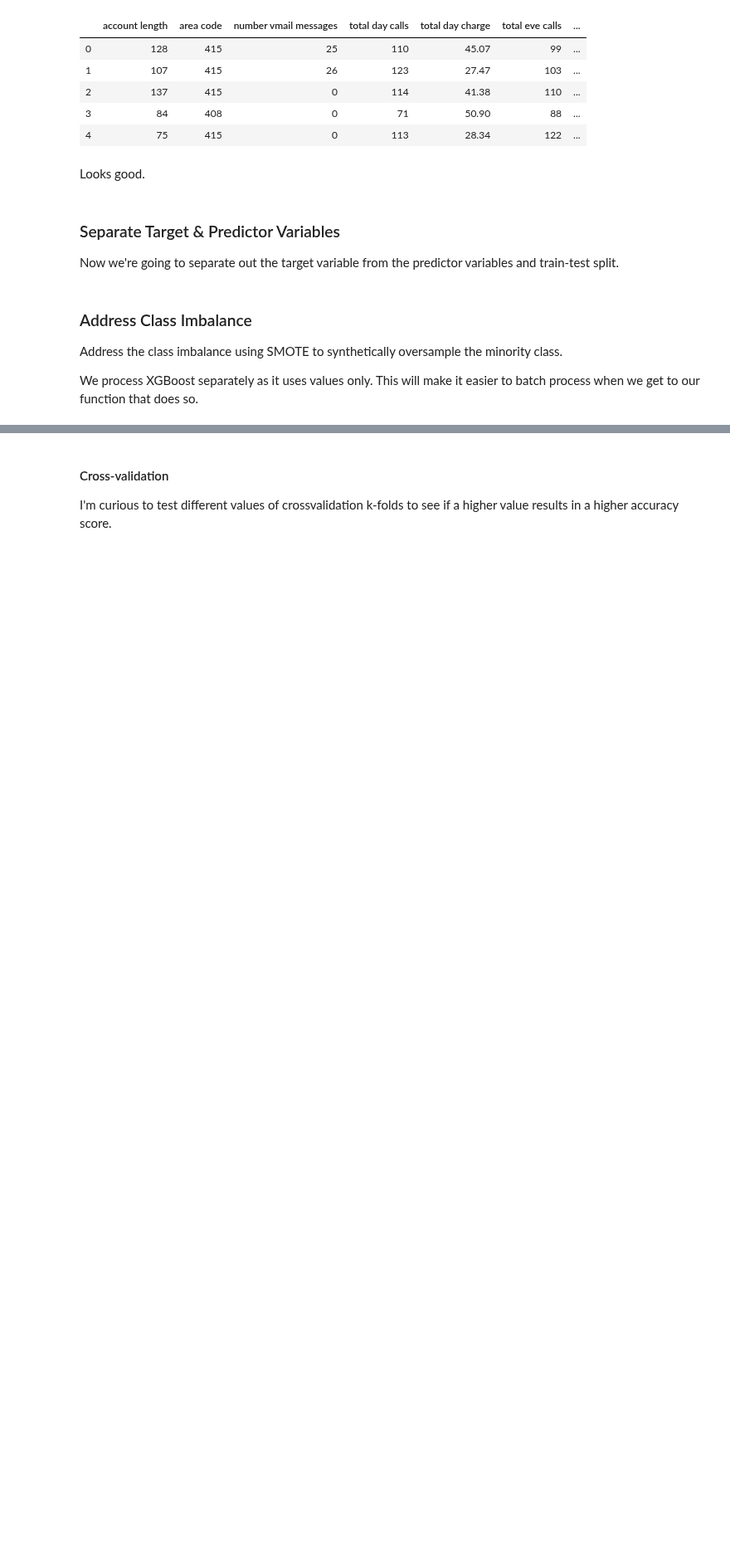
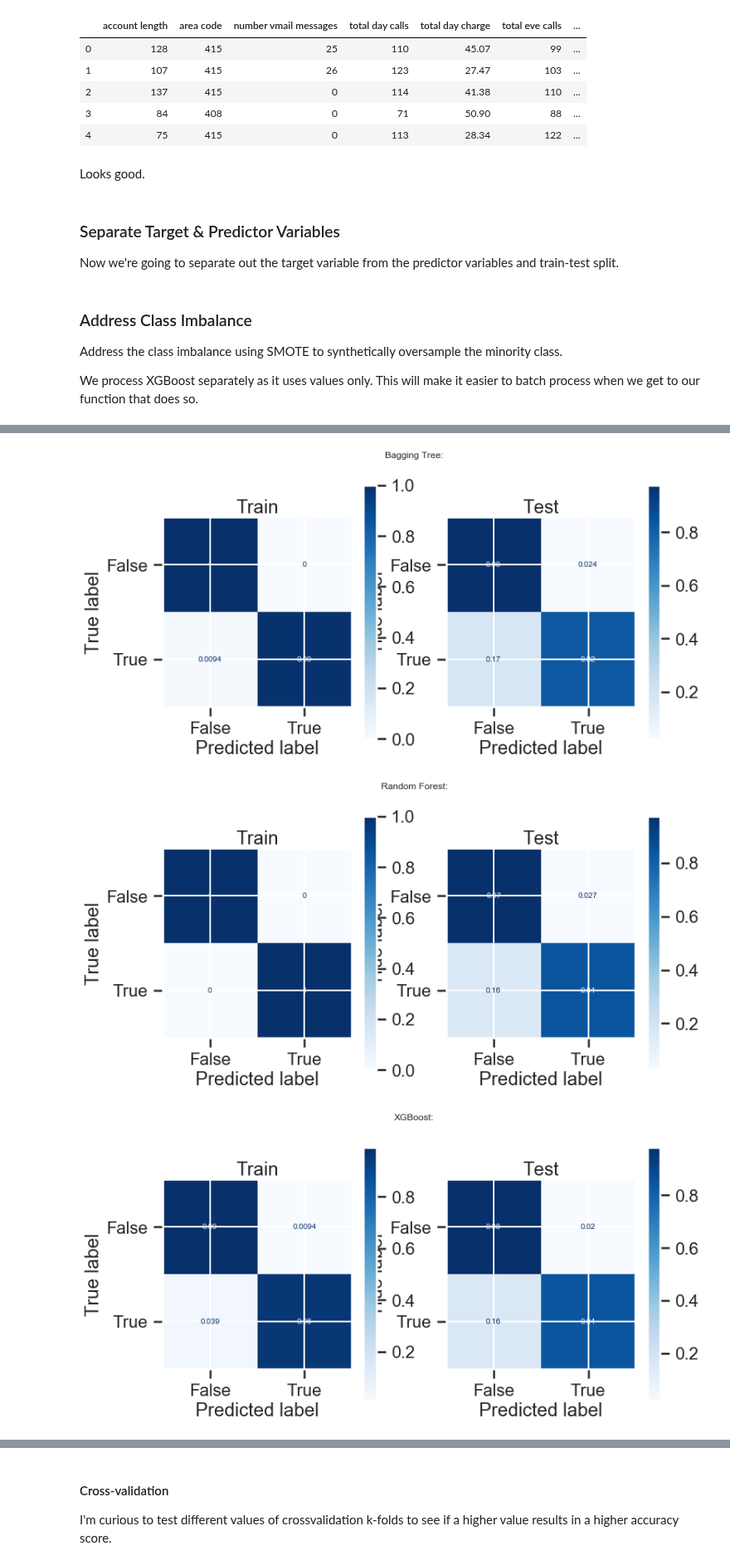
Before and after one commit to JessicaFB/Telecommunications-Churn-Prediction, a Jupyter notebook: churn_classifier.ipynb, the cells around one changed output, grey strips where cells are left out. Shown at 83% size. Drawn from its saved outputs; the diff is of its cells as text; code cells hidden in the pictures; blank space fills up the shorter version.

```diff
--- a/churn_classifier.ipynb
+++ b/churn_classifier.ipynb
@@ -445,10 +427,16 @@ X = df.drop(['churn'], axis=1)
 seed = 20
 
 # Split the data into training and test sets
-X_train, X_test, y_train, y_test = train_test_split(X, y, test_size=0.25, random_state=seed)
+X_train, X_test, y_train, y_test = train_test_split(X,
+                                                    y,
+                                                    test_size=0.25,
+                                                    random_state=seed)
 
 # Splitting with X & y in np.array format for XGBoost
-X_train_xgb, X_test_xgb, y_train_xgb, y_test_xgb = train_test_split(X.values, y.values, test_size=0.25, random_state=seed)
+X_train_xgb, X_test_xgb, y_train_xgb, y_test_xgb = train_test_split(X.values,
+                                                                    y.values,
+                                                                    test_size=0.25,
+                                                                    random_state=seed)
 # %% [markdown]
 ### Address Class Imbalance
 
@@ -495,3 +481,0 @@ We will store the relevant metrics from each classifier in a list together for l
-# %%
-# Empty list to store classifier data
-clf_df = []
@@ -502,23 +481,0 @@ clf_df = []
-# %%
-# Instantiate and fit model
-logreg = LogisticRegression(random_state=seed)
-logreg.fit(X_train_resampled, y_train_resampled)
-
-# Predict on the test set
-y_pred_logreg = logreg.predict(X_test)
-
-# Check false positive and true positive rates
-y_score_logreg = logreg.decision_function(X_test)
-fpr_logreg, tpr_logreg, thresholds_logreg = roc_curve(y_test, y_score_logreg)
-
-lrc = ['Logistic Regression',
-       logreg,
-       y_pred_logreg,
-       y_score_logreg,
-       accuracy_score(y_test, y_pred_logreg),
-       roc_auc_score(y_test, y_pred_logreg),
-       recall_score(y_test, y_pred_logreg),
-       fpr_logreg,
-       tpr_logreg]
-
-clf_df.append(lrc)
@@ -696,0 +721,7 @@ memory usage: 632.0+ bytes
+# %%
+# Apply to our baseline models
+norm_cm(models_df)
+# %% [output]
+[figure, added]
+[figure, added]
+[figure, added]
```
Also changed, not shown: parts of 46 cells of this notebook.
